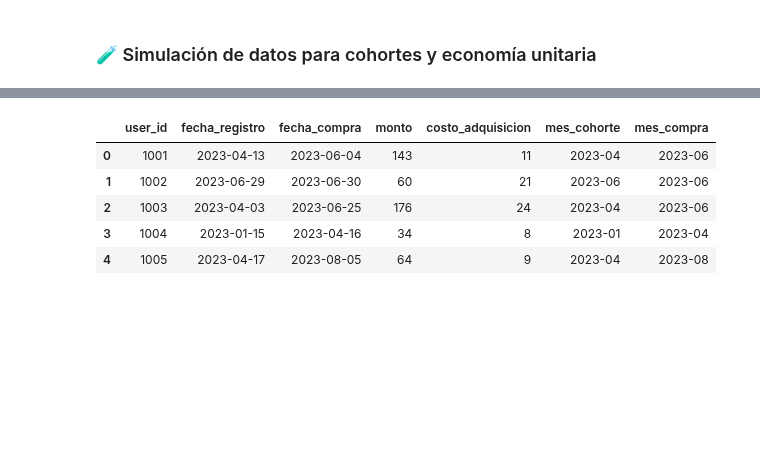
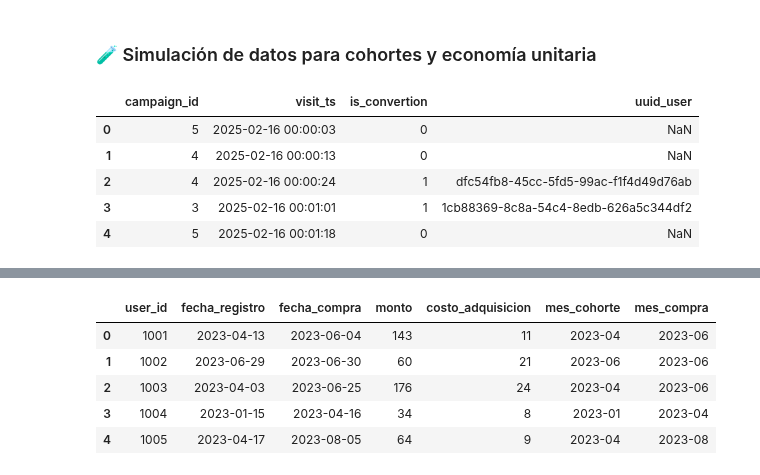
Before and after one commit to zyntonyson/bootcamp_ds_da, a Jupyter notebook: 09-da-analisis-negocio/19-Cohortes_Economia.ipynb, the cells around one changed output, grey strips where cells are left out. Cells and saved outputs as stored; diff of their text form; code cells hidden in the pictures; blank space fills up the shorter version.

```diff
--- a/09-da-analisis-negocio/19-Cohortes_Economia.ipynb
+++ b/09-da-analisis-negocio/19-Cohortes_Economia.ipynb
@@ -102,0 +110,11 @@ Si el LTV es mayor que el CAC, la empresa gana dinero por cada cliente. Una rela
+# %%
+interactions =pd.read_csv("https://raw.githubusercontent.com/zyntonyson/bootcamp_ds_da/refs/heads/main/datasets/interactions.csv")
+# %%
+interactions.head()
+# %% [output]
+|  | campaign_id | visit_ts | is_convertion | uuid_user |
+| 0 | 5 | 2025-02-16 00:00:03 | 0 | NaN |
+| 1 | 4 | 2025-02-16 00:00:13 | 0 | NaN |
+| 2 | 4 | 2025-02-16 00:00:24 | 1 | dfc54fb8-45cc-5fd5-99ac-f1f4d49d76ab |
+| 3 | 3 | 2025-02-16 00:01:01 | 1 | 1cb88369-8c8a-54c4-8edb-626a5c344df2 |
+| 4 | 5 | 2025-02-16 00:01:18 | 0 | NaN |
```
Also changed, not shown: parts of 4 cells of this notebook, 1 other file.
